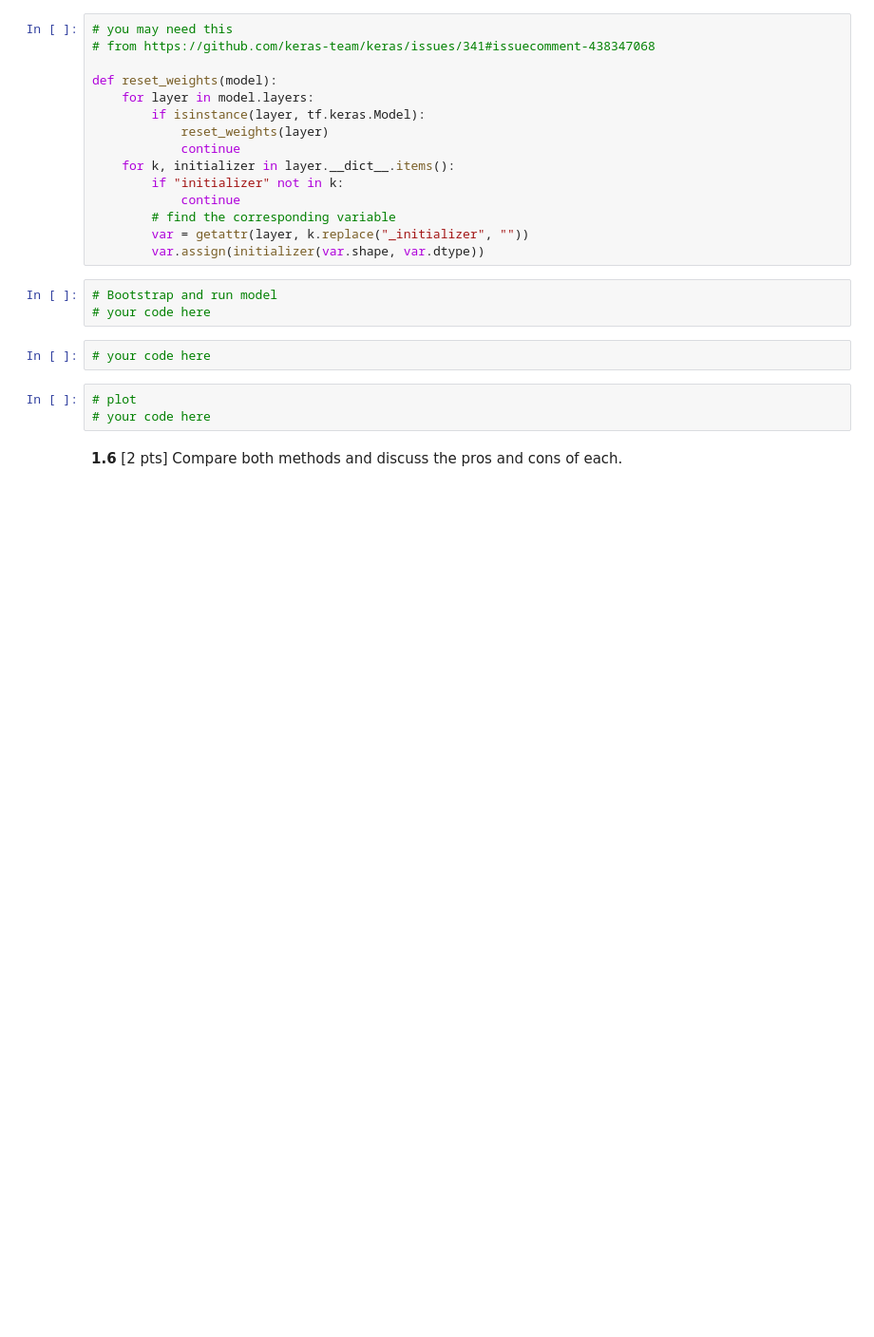
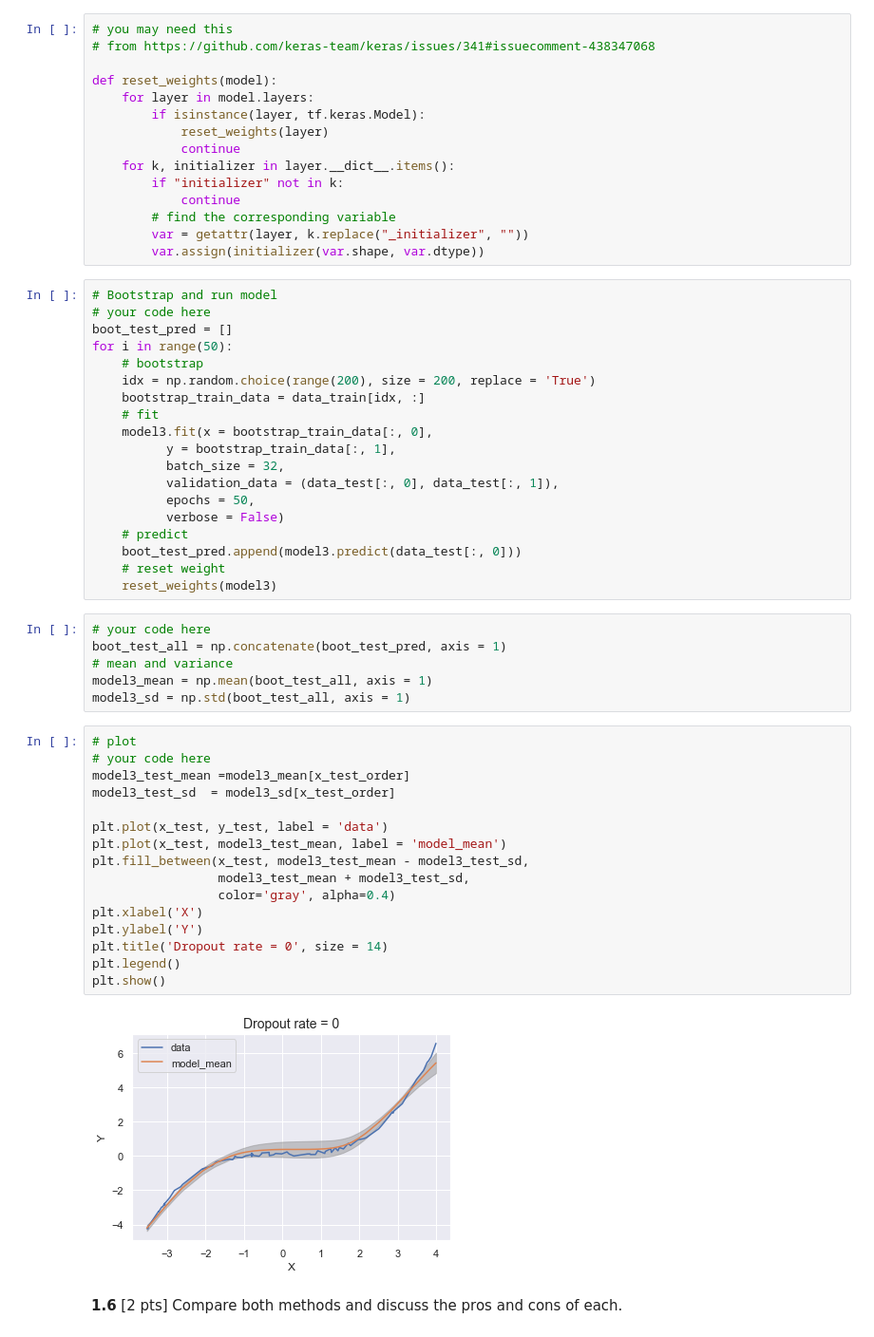
Before and after one commit to Ruby122/2020-CS109B, a Jupyter notebook: content/homeworks/hw07/cs109b_hw7_209.ipynb, the cells around one changed output. Shown at 95% size. Saved outputs shown, nothing was run; the diff lists cells and outputs as text; blank space fills up the shorter version.

```diff
--- a/content/homeworks/hw07/cs109b_hw7_209.ipynb
+++ b/content/homeworks/hw07/cs109b_hw7_209.ipynb
@@ -206,13 +371,48 @@ def reset_weights(model):
         # find the corresponding variable
         var = getattr(layer, k.replace("_initializer", ""))
         var.assign(initializer(var.shape, var.dtype))
-# %%
-# Bootstrap and run model
-# your code here
-# %%
-# your code here
-# %%
-# plot
-# your code here
+# %%
+# Bootstrap and run model
+# your code here
+boot_test_pred = []
+for i in range(50):
+    # bootstrap
+    idx = np.random.choice(range(200), size = 200, replace = 'True')
+    bootstrap_train_data = data_train[idx, :]
+    # fit
+    model3.fit(x = bootstrap_train_data[:, 0],
+          y = bootstrap_train_data[:, 1],
+          batch_size = 32,
+          validation_data = (data_test[:, 0], data_test[:, 1]),
+          epochs = 50,
+          verbose = False)
+    # predict
+    boot_test_pred.append(model3.predict(data_test[:, 0]))
+    # reset weight
+    reset_weights(model3)
+# %%
+# your code here
+boot_test_all = np.concatenate(boot_test_pred, axis = 1)
+# mean and variance
+model3_mean = np.mean(boot_test_all, axis = 1)
+model3_sd = np.std(boot_test_all, axis = 1)
+# %%
+# plot
+# your code here
+model3_test_mean =model3_mean[x_test_order]
+model3_test_sd  = model3_sd[x_test_order]
+
+plt.plot(x_test, y_test, label = 'data')
+plt.plot(x_test, model3_test_mean, label = 'model_mean')
+plt.fill_between(x_test, model3_test_mean - model3_test_sd,
+                 model3_test_mean + model3_test_sd,
+                 color='gray', alpha=0.4)
+plt.xlabel('X')
+plt.ylabel('Y')
+plt.title('Dropout rate = 0', size = 14)
+plt.legend()
+plt.show()
+# %% [output]
+[figure, added]
 # %% [markdown]
 **1.6** [2 pts] Compare both methods and discuss the pros and cons of each.
```
Also changed, not shown: parts of 20 cells of this notebook, 2 other files.
